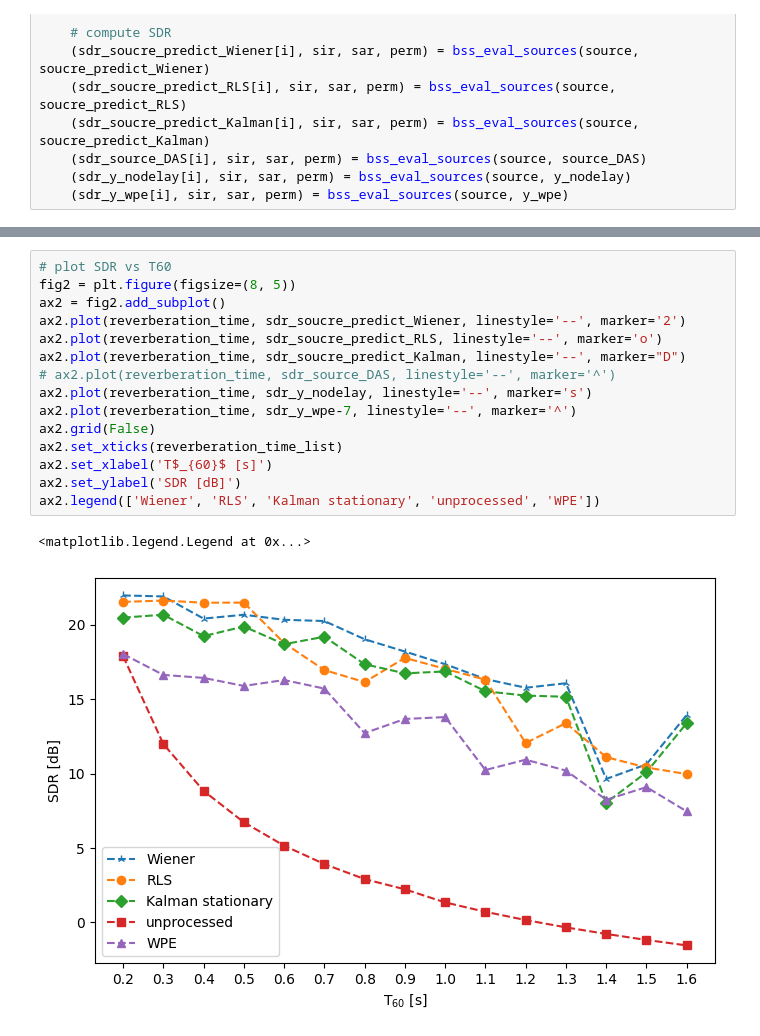
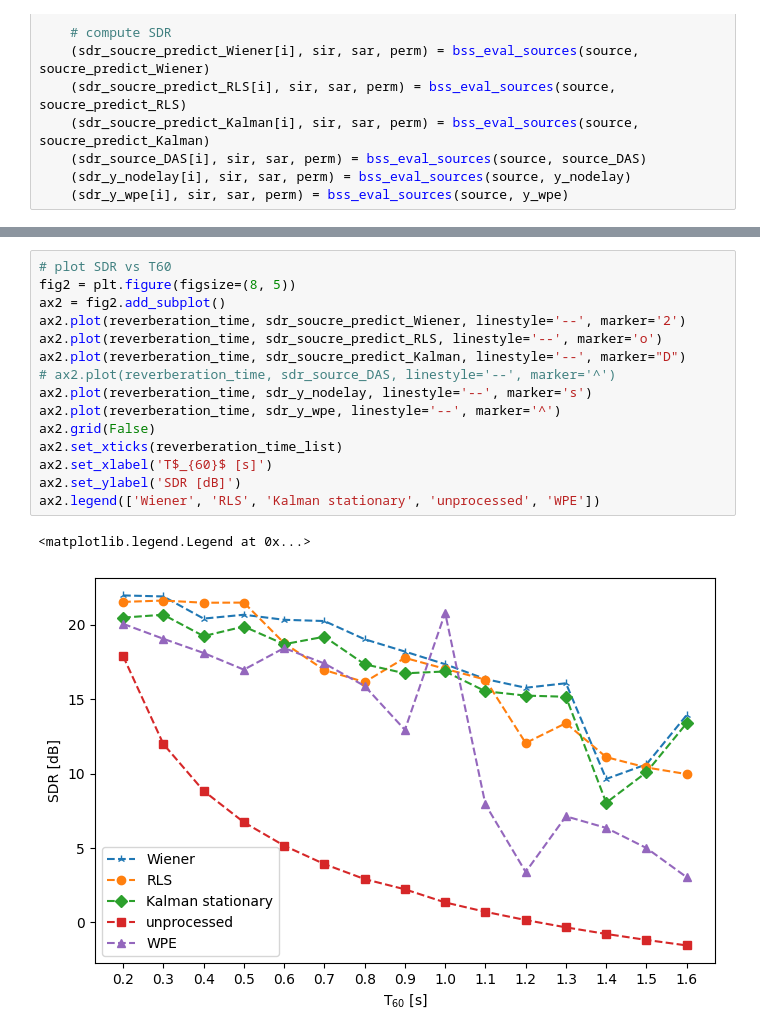
Before and after one commit to anchiyuan/CTF, a Jupyter notebook: evaluation_MINT.ipynb, the cells around one changed output, grey strips where cells are left out. Saved outputs shown, nothing was run; the diff lists cells and outputs as text.

```diff
--- a/evaluation_MINT.ipynb
+++ b/evaluation_MINT.ipynb
@@ -87,18 +87,18 @@ ax1.legend(['Wiener', 'RLS', 'Kalman stationary', 'unprocessed', 'WPE'])
 # %%
 # plot SDR vs T60
 fig2 = plt.figure(figsize=(8, 5))
 ax2 = fig2.add_subplot()
 ax2.plot(reverberation_time, sdr_soucre_predict_Wiener, linestyle='--', marker='2')
 ax2.plot(reverberation_time, sdr_soucre_predict_RLS, linestyle='--', marker='o')
 ax2.plot(reverberation_time, sdr_soucre_predict_Kalman, linestyle='--', marker="D")
 # ax2.plot(reverberation_time, sdr_source_DAS, linestyle='--', marker='^')
 ax2.plot(reverberation_time, sdr_y_nodelay, linestyle='--', marker='s')
-ax2.plot(reverberation_time, sdr_y_wpe-7, linestyle='--', marker='^')
+ax2.plot(reverberation_time, sdr_y_wpe, linestyle='--', marker='^')
 ax2.grid(False)
 ax2.set_xticks(reverberation_time_list)
 ax2.set_xlabel('T$_{60}$ [s]')
 ax2.set_ylabel('SDR [dB]')
 ax2.legend(['Wiener', 'RLS', 'Kalman stationary', 'unprocessed', 'WPE'])
 # %% [output]
 <matplotlib.legend.Legend at 0x...>
-[figure, old version]
+[figure, new version]
```
Also changed, not shown: parts of 1 cell of this notebook, 29 other files.
